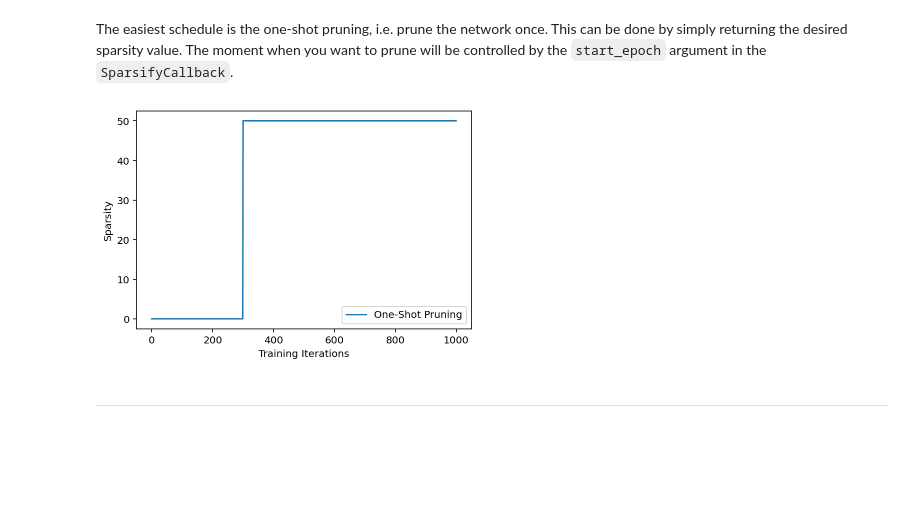
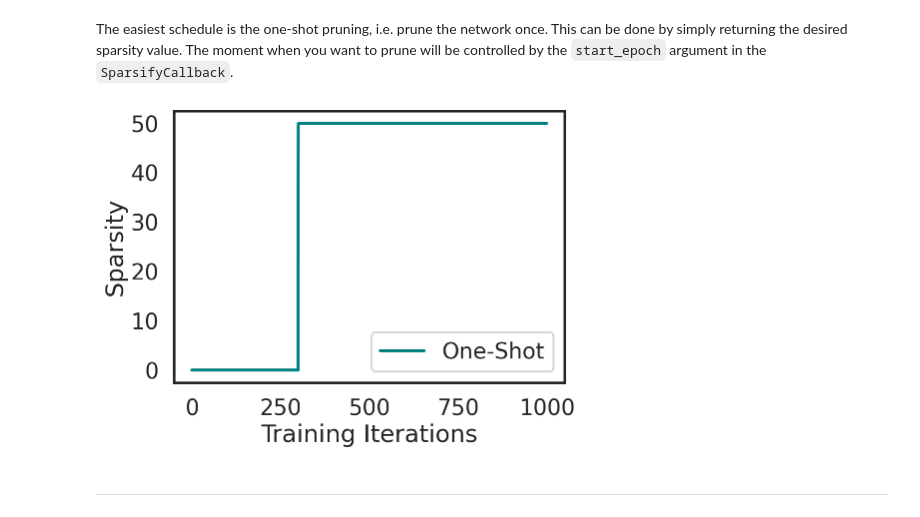
Before and after one commit to nathanhubens/fasterai, a Jupyter notebook: nbs/0c_schedules.ipynb, the cells around one changed output. Saved outputs shown, nothing was run; the diff lists cells and outputs as text; code cells hidden in the pictures; blank space fills up the shorter version.

Commit message:
fix color scheme

```diff
--- a/nbs/0c_schedules.ipynb
+++ b/nbs/0c_schedules.ipynb
@@ -14,15 +14,21 @@ from fastai.vision.all import *
 
 %config InlineBackend.figure_format = 'retina'
 
+import seaborn as sns
+import matplotlib.pyplot as plt
+
+sns.set(context='poster', style='white', font='sans-serif', font_scale=1, color_codes=True, rc=None)
+
 train = np.zeros(300)
 prune = np.linspace(0,1, 700)
 # %%
 #hide
 def plot_sched(x, label):
-    plt.plot(x, label=label)
-    plt.xlabel('Training Iterations')
-    plt.ylabel('Sparsity')
-    plt.legend()
+    fig, ax = plt.subplots(1, 1, figsize=(7, 5))
+    ax.plot(x, label=label, c='teal')
+    ax.set_xlabel('Training Iterations')
+    ax.set_ylabel('Sparsity')
+    ax.legend()
 # %% [markdown]
 ## One-Shot
 # %% [markdown]
@@ -34,9 +40,9 @@ def one_shot(start, end, pos): return end
 #hide
 os = [one_shot(0,50, p) for p in prune]
 # %%
-plot_sched(np.concatenate([train, os]), label='One-Shot Pruning')
+plot_sched(np.concatenate([train, os]), label='One-Shot')
 # %% [output]
-[figure, old version]
+[figure, new version]
 # %% [markdown]
 ---
 # %% [markdown]
```
Also changed, not shown: parts of 5 cells of this notebook, 3 other files.
